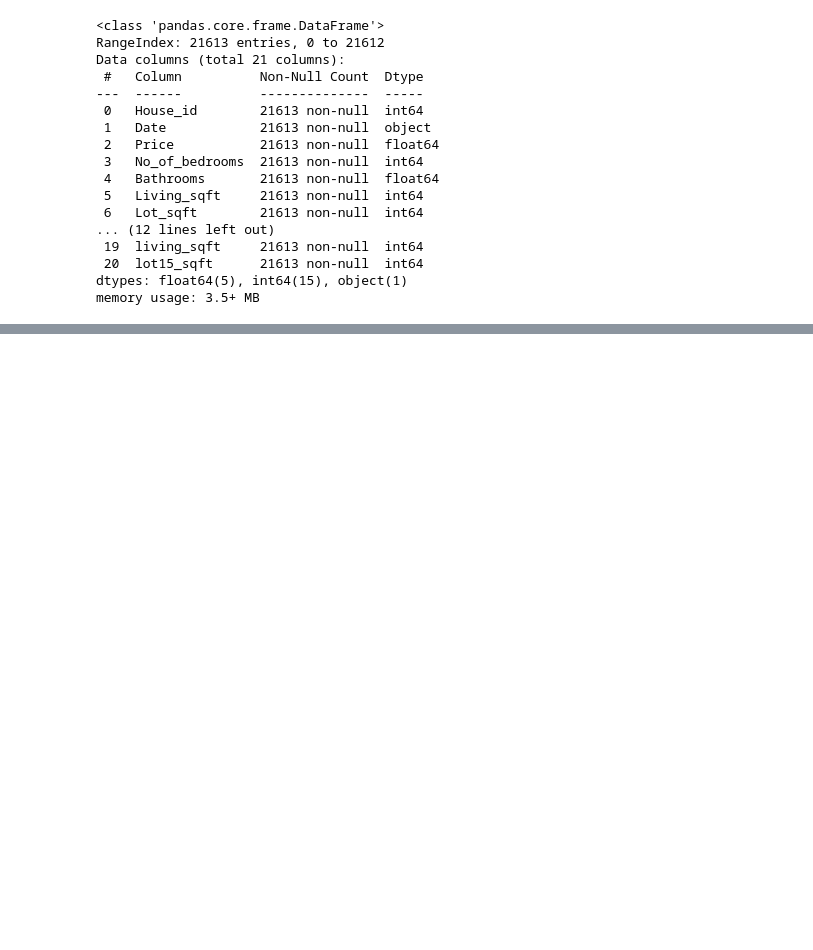
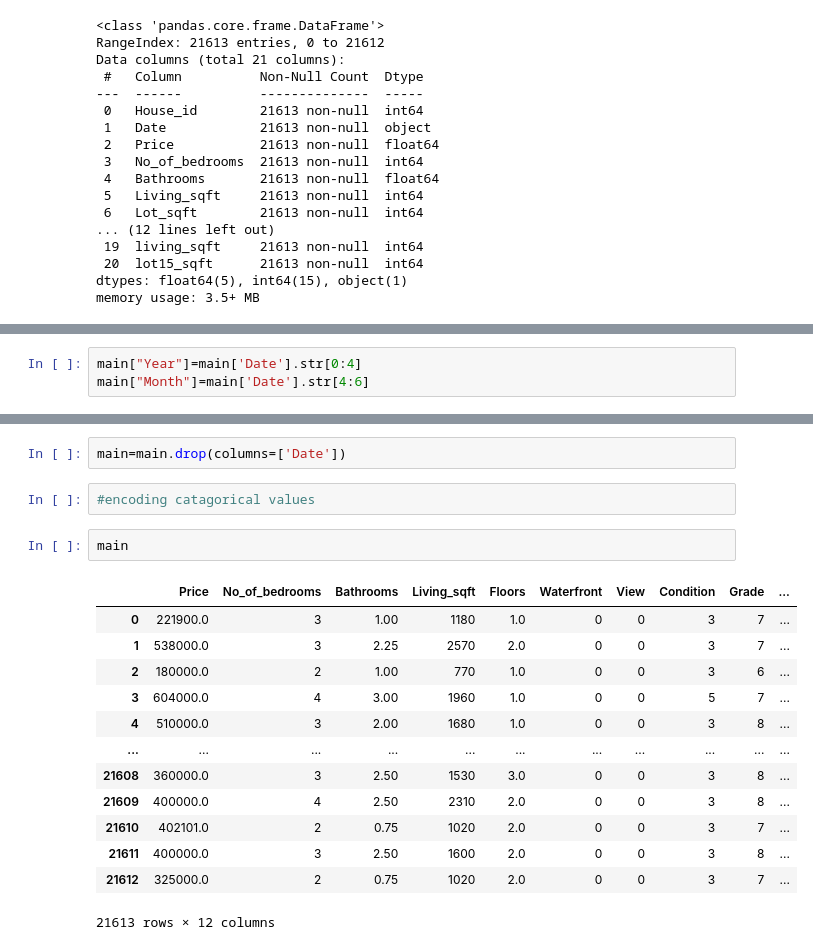
Before and after one commit to ankitkarmakar95/learnings, a Jupyter notebook: Lin_Reg_on_housing_data.ipynb, the cells around one changed output, grey strips where cells are left out. Saved outputs shown, nothing was run; the diff lists cells and outputs as text; blank space fills up the shorter version.

```diff
--- a/Lin_Reg_on_housing_data.ipynb
+++ b/Lin_Reg_on_housing_data.ipynb
@@ -78,0 +97,3 @@ memory usage: 3.5+ MB
+# %%
+main["Year"]=main['Date'].str[0:4]
+main["Month"]=main['Date'].str[4:6]
@@ -78,0 +110,20 @@ memory usage: 3.5+ MB
+# %%
+main=main.drop(columns=['Date'])
+# %%
+#encoding catagorical values
+# %%
+main
+# %% [output]
+|  | Price | No_of_bedrooms | Bathrooms | Living_sqft | Floors | Waterfront | View | Condition | Grade | ... |
+| 0 | 221900.0 | 3 | 1.00 | 1180 | 1.0 | 0 | 0 | 3 | 7 | ... |
+| 1 | 538000.0 | 3 | 2.25 | 2570 | 2.0 | 0 | 0 | 3 | 7 | ... |
+| 2 | 180000.0 | 2 | 1.00 | 770 | 1.0 | 0 | 0 | 3 | 6 | ... |
+| 3 | 604000.0 | 4 | 3.00 | 1960 | 1.0 | 0 | 0 | 5 | 7 | ... |
+| 4 | 510000.0 | 3 | 2.00 | 1680 | 1.0 | 0 | 0 | 3 | 8 | ... |
+| ... | ... | ... | ... | ... | ... | ... | ... | ... | ... | ... |
+| 21608 | 360000.0 | 3 | 2.50 | 1530 | 3.0 | 0 | 0 | 3 | 8 | ... |
+| 21609 | 400000.0 | 4 | 2.50 | 2310 | 2.0 | 0 | 0 | 3 | 8 | ... |
+| 21610 | 402101.0 | 2 | 0.75 | 1020 | 2.0 | 0 | 0 | 3 | 7 | ... |
+| 21611 | 400000.0 | 3 | 2.50 | 1600 | 2.0 | 0 | 0 | 3 | 8 | ... |
+| 21612 | 325000.0 | 2 | 0.75 | 1020 | 2.0 | 0 | 0 | 3 | 7 | ... |
+21613 rows × 12 columns
```
Also changed, not shown: parts of 20 cells of this notebook.
